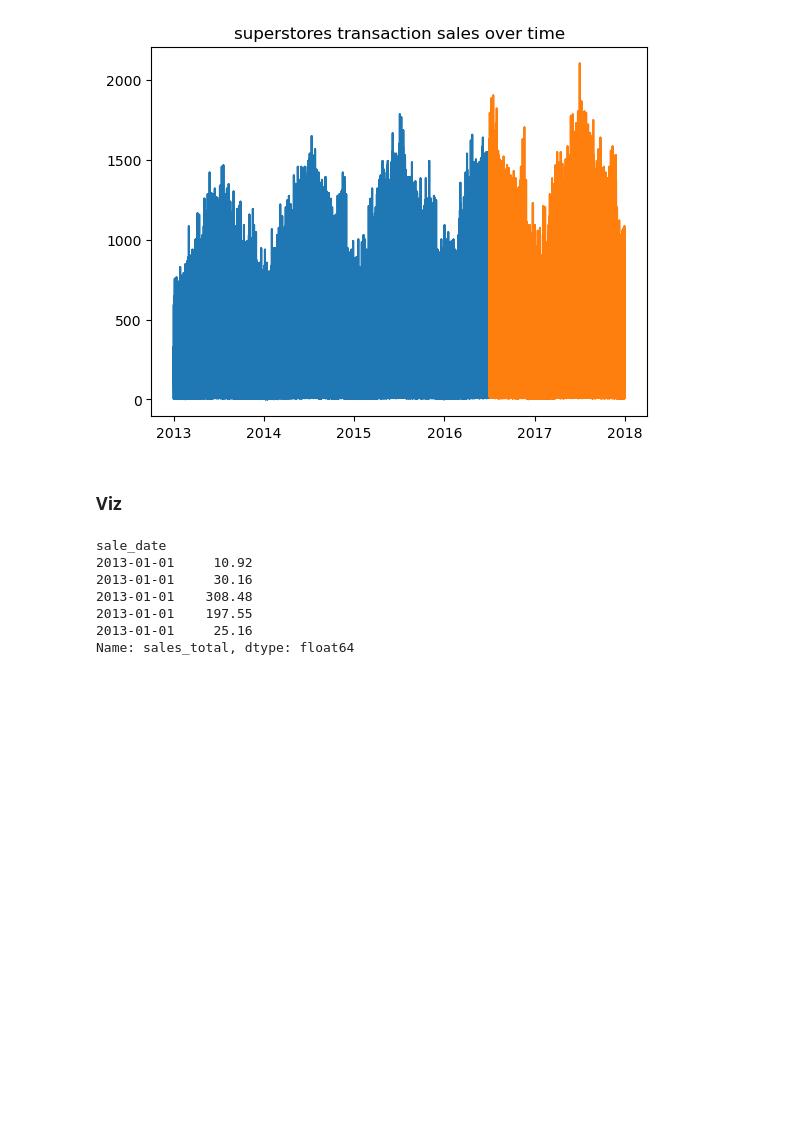
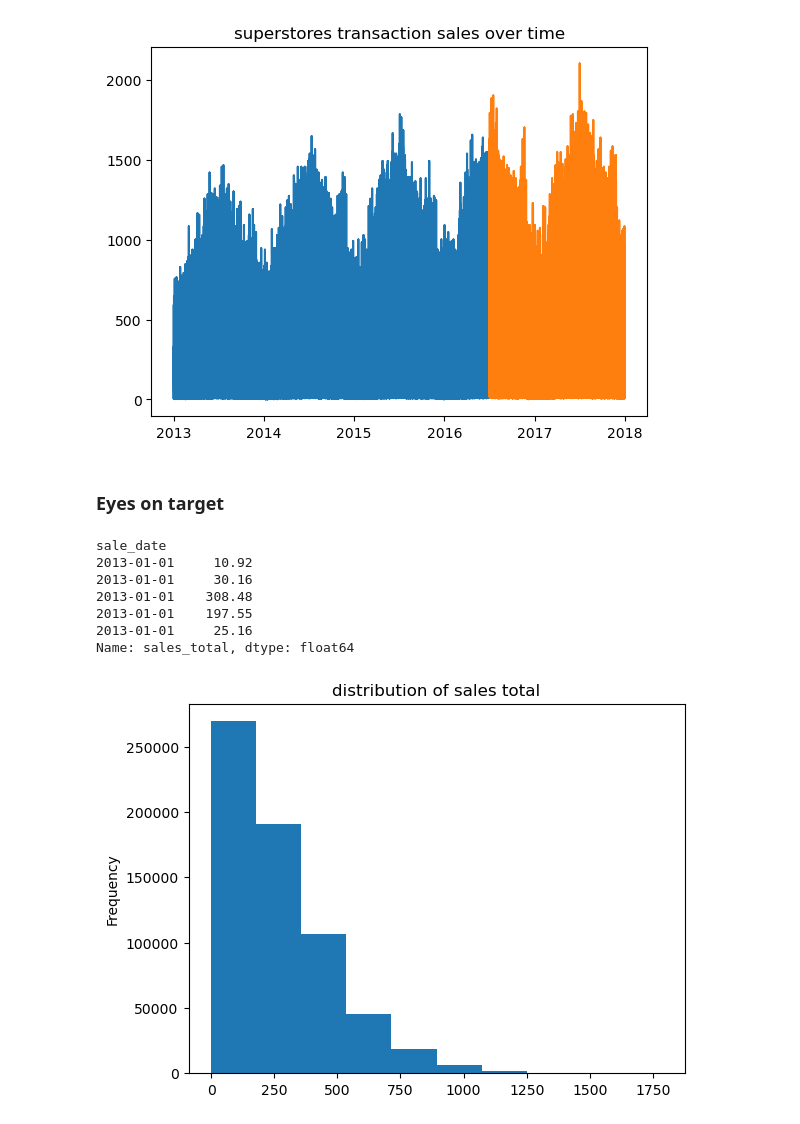
Before and after one commit to manuel-salazar1/time-series-exercises, a Jupyter notebook: explore.ipynb, the cells around one changed output. Cells and saved outputs as stored; diff of their text form; code cells hidden in the pictures; blank space fills up the shorter version.

```diff
--- a/explore.ipynb
+++ b/explore.ipynb
@@ -74,7 +74,7 @@ plt.show()
 # %% [output]
 [figure]
 # %% [markdown]
-### Viz
+### Eyes on target
 # %%
 y = train.sales_total
 y.head()
@@ -87,6 +87,8 @@ sale_date
 2013-01-01     25.16
 Name: sales_total, dtype: float64
 # %%
-train.temp.plot.hist()
-plt.title('distribution of temp')
+train.sales_total.plot.hist()
+plt.title('distribution of sales total')
 plt.show()
+# %% [output]
+[figure, added]
```
Also changed, not shown: parts of 36 cells of this notebook.
